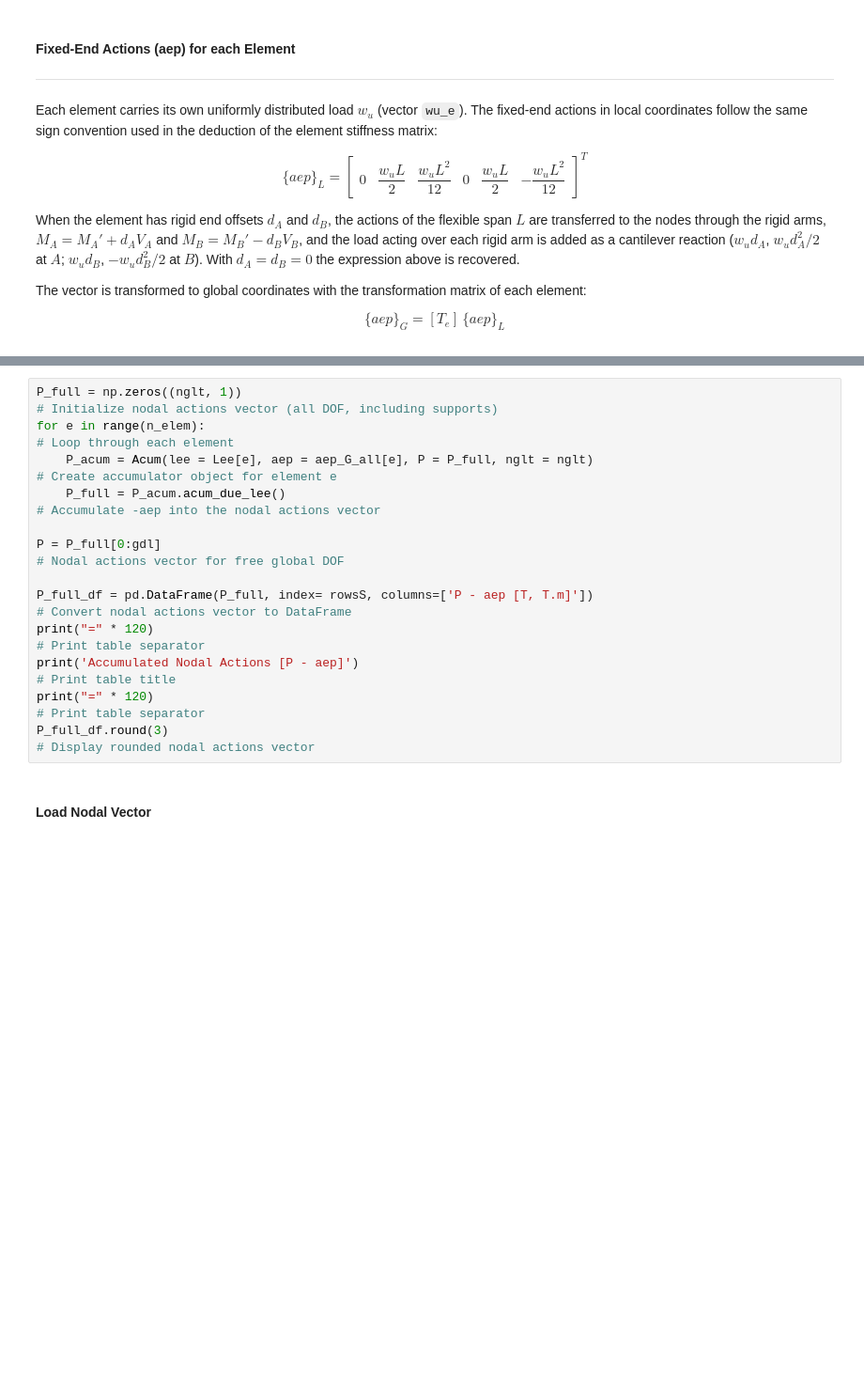
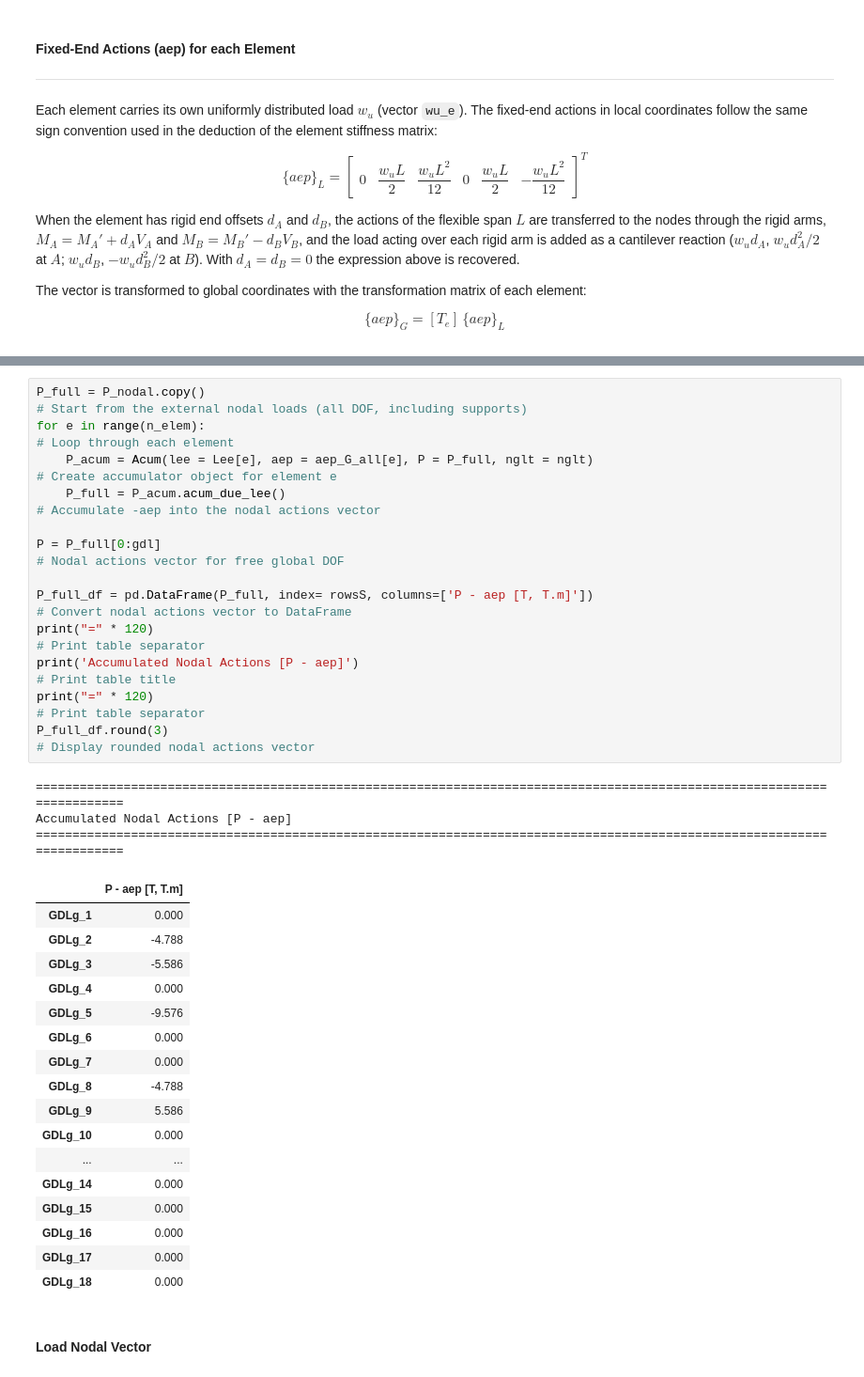
Before and after one commit to Normando1945/Repo_Maxtrix_Analisys, a Jupyter notebook: examples/Ejemplo_dor_concrete_desingII.ipynb, the cells around one changed output, grey strips where cells are left out. Shown at 94% size. Drawn from its saved outputs; the diff is of its cells as text; blank space fills up the shorter version.

```diff
--- a/examples/Ejemplo_dor_concrete_desingII.ipynb
+++ b/examples/Ejemplo_dor_concrete_desingII.ipynb
@@ -543,16 +747,37 @@ The vector is accumulated over all DOF (including supports) and then the free DO
 # %%
-P_full = np.zeros((nglt, 1))                                                                                        # Initialize nodal actions vector (all DOF, including supports)
+P_full = P_nodal.copy()                                                                                             # Start from the external nodal loads (all DOF, including supports)
 for e in range(n_elem):                                                                                             # Loop through each element
     P_acum = Acum(lee = Lee[e], aep = aep_G_all[e], P = P_full, nglt = nglt)                                        # Create accumulator object for element e
     P_full = P_acum.acum_due_lee()                                                                                  # Accumulate -aep into the nodal actions vector
 
 P = P_full[0:gdl]                                                                                                   # Nodal actions vector for free global DOF
 
 P_full_df = pd.DataFrame(P_full, index= rowsS, columns=['P - aep [T, T.m]'])                                        # Convert nodal actions vector to DataFrame
 print("=" * 120)                                                                                                    # Print table separator
 print('Accumulated Nodal Actions [P - aep]')                                                                        # Print table title
 print("=" * 120)                                                                                                    # Print table separator
 P_full_df.round(3)                                                                                                  # Display rounded nodal actions vector
+# %% [output]
+========================================================================================================================
+Accumulated Nodal Actions [P - aep]
+========================================================================================================================
+|  | P - aep [T, T.m] |
+| GDLg_1 | 0.000 |
+| GDLg_2 | -4.788 |
+| GDLg_3 | -5.586 |
+| GDLg_4 | 0.000 |
+| GDLg_5 | -9.576 |
+| GDLg_6 | 0.000 |
+| GDLg_7 | 0.000 |
+| GDLg_8 | -4.788 |
+| GDLg_9 | 5.586 |
+| GDLg_10 | 0.000 |
+| ... | ... |
+| GDLg_14 | 0.000 |
+| GDLg_15 | 0.000 |
+| GDLg_16 | 0.000 |
+| GDLg_17 | 0.000 |
+| GDLg_18 | 0.000 |
 # %% [markdown]
 #### Load Nodal Vector
 # %%
```
Also changed, not shown: parts of 31 cells of this notebook, 1 other file.
